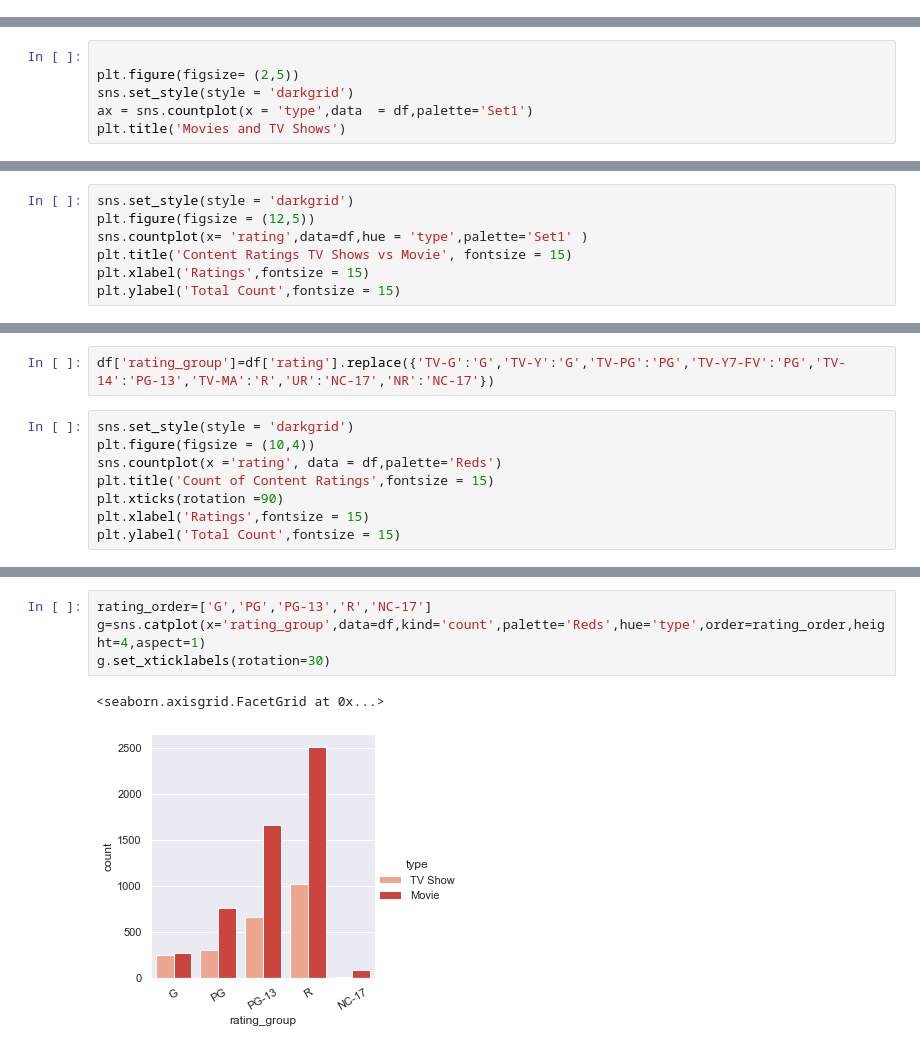
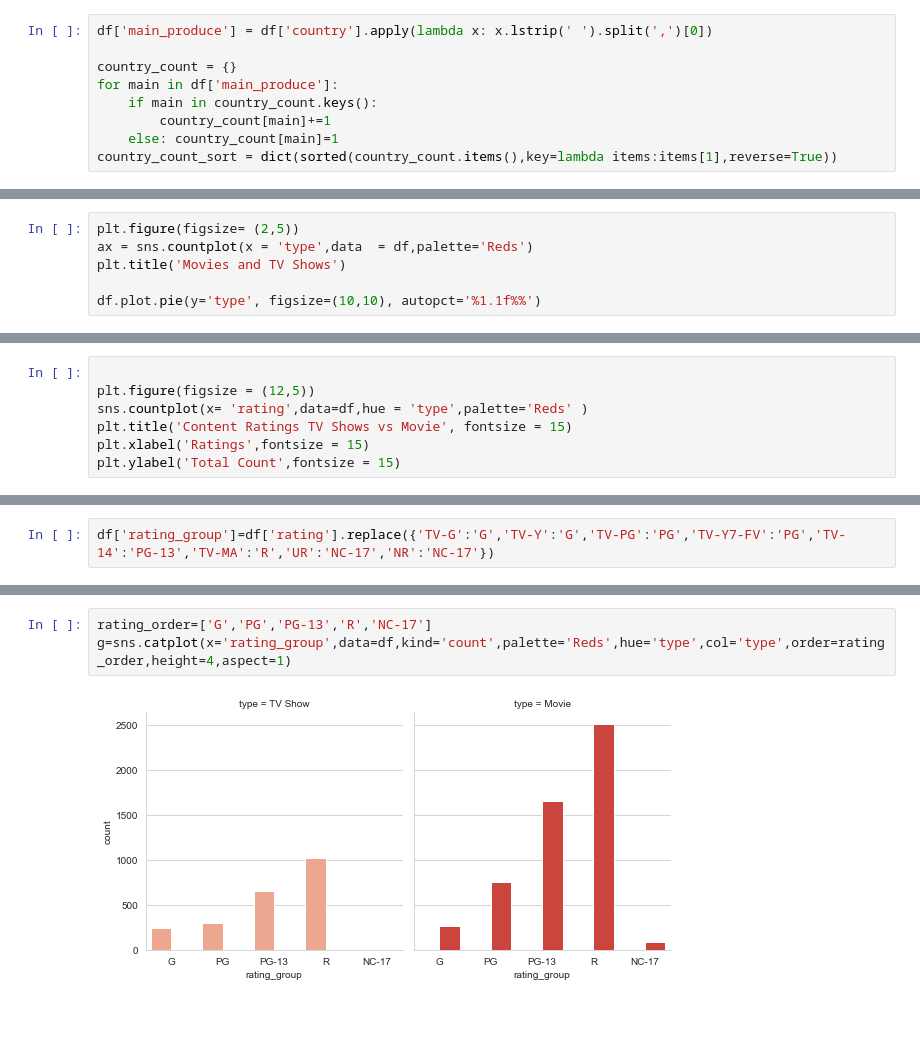
Before and after one commit to awnt/project_awnt, a Jupyter notebook: Netflix/Netflix Movies and TV Shows.ipynb, the cells around one changed output, grey strips where cells are left out. Saved outputs shown, nothing was run; the diff lists cells and outputs as text; blank space fills up the shorter version.

```diff
--- a/Netflix/Netflix Movies and TV Shows.ipynb
+++ b/Netflix/Netflix Movies and TV Shows.ipynb
@@ -66,0 +95,9 @@ Counter(df['country']).most_common(1)
+# %%
+df['main_produce'] = df['country'].apply(lambda x: x.lstrip(' ').split(',')[0])
+
+country_count = {}
+for main in df['main_produce']:
+    if main in country_count.keys():
+        country_count[main]+=1
+    else: country_count[main]=1
+country_count_sort = dict(sorted(country_count.items(),key=lambda items:items[1],reverse=True))
@@ -67,8 +135,8 @@ Counter(df['country']).most_common(1)
 # %%
+plt.figure(figsize= (2,5))
+ax = sns.countplot(x = 'type',data  = df,palette='Reds')
+plt.title('Movies and TV Shows')
 
-plt.figure(figsize= (2,5))
-sns.set_style(style = 'darkgrid')
-ax = sns.countplot(x = 'type',data  = df,palette='Set1')
-plt.title('Movies and TV Shows')
+df.plot.pie(y='type', figsize=(10,10), autopct='%1.1f%%')
 # %% [output]
 Text(0.5, 1.0, 'Movies and TV Shows')
@@ -76,7 +149,7 @@ Text(0.5, 1.0, 'Movies and TV Shows')
 # %%
-sns.set_style(style = 'darkgrid')
+
 plt.figure(figsize = (12,5))
-sns.countplot(x= 'rating',data=df,hue = 'type',palette='Set1' )
+sns.countplot(x= 'rating',data=df,hue = 'type',palette='Reds' )
 plt.title('Content Ratings TV Shows vs Movie', fontsize = 15)
 plt.xlabel('Ratings',fontsize = 15)
 plt.ylabel('Total Count',fontsize = 15)
@@ -107,10 +178,2 @@ END
 # %%
 df['rating_group']=df['rating'].replace({'TV-G':'G','TV-Y':'G','TV-PG':'PG','TV-Y7-FV':'PG','TV-14':'PG-13','TV-MA':'R','UR':'NC-17','NR':'NC-17'})
-# %%
-sns.set_style(style = 'darkgrid')
-plt.figure(figsize = (10,4))
-sns.countplot(x ='rating', data = df,palette='Reds')
-plt.title('Count of Content Ratings',fontsize = 15)
-plt.xticks(rotation =90)
-plt.xlabel('Ratings',fontsize = 15)
-plt.ylabel('Total Count',fontsize = 15)
@@ -120,10 +180,8 @@ Text(0, 0.5, 'Total Count')
 # %%
 rating_order=['G','PG','PG-13','R','NC-17']
-g=sns.catplot(x='rating_group',data=df,kind='count',palette='Reds',hue='type',order=rating_order,height=4,aspect=1)
-g.set_xticklabels(rotation=30)
+g=sns.catplot(x='rating_group',data=df,kind='count',palette='Reds',hue='type',col='type',order=rating_order,height=4,aspect=1)
 # %% [output]
-<seaborn.axisgrid.FacetGrid at 0x...>
-[figure, old version]
+[figure, new version]
 # %%
 order_m=['January','February','March','April','May','June','July','August','September','October','November','December']
 g=sns.catplot(x='month_added',data=df,kind='count',palette='Reds',height=5,aspect=1.5,order=order_m)
```
Also changed, not shown: parts of 47 cells of this notebook.
